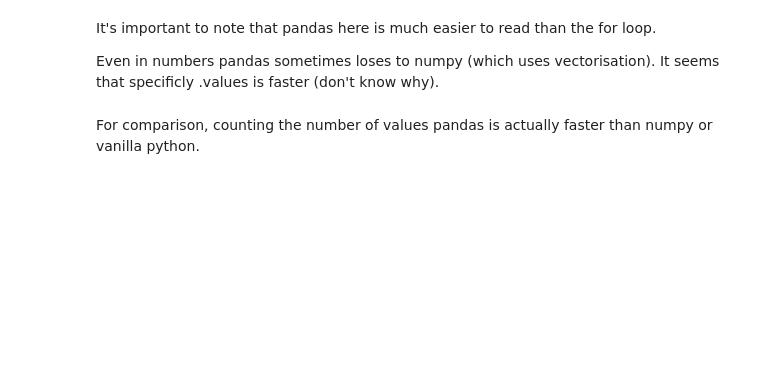
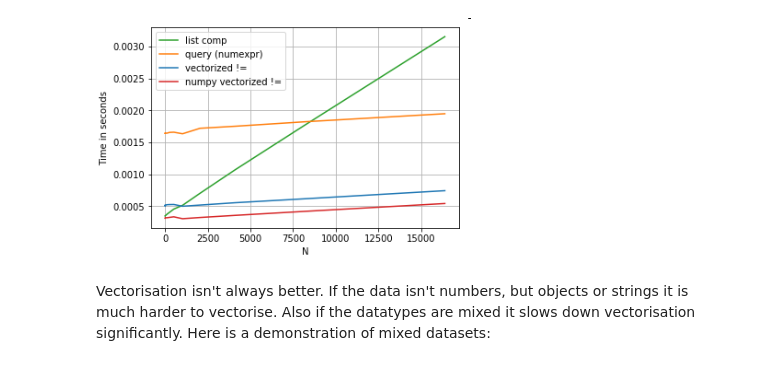
Before and after one commit to kraikisto/CERN_LEP_Z_boson, a Jupyter notebook: pandas_speed.ipynb, the cells around one changed output. Drawn from its saved outputs; the diff is of its cells as text; code cells hidden in the pictures; blank space fills up the shorter version.

```diff
--- a/pandas_speed.ipynb
+++ b/pandas_speed.ipynb
@@ -17 +18,7 @@ If data is string or mixed for loop is faster:
+# %%
+display.Image("https://raw.githubusercontent.com/kraikisto/CERN_LEP_Z_boson/main/comparison_numpy.png")
+# %% [output]
+[figure, added]
+# %% [markdown]
+Vectorisation isn't always better. If the data isn't numbers, but objects or strings it is much harder to vectorise. Also if the datatypes are mixed it slows down vectorisation significantly. Here is a demonstration of mixed datasets:
 # %%
@@ -21,4 +27,0 @@ dataset[[x != y for x, y in zip(dataset.PT1, dataset.PT2)]] #normal for loop (li
-# %% [markdown]
-It's important to note that pandas here is much easier to read than the for loop.
-
-Even in numbers pandas sometimes loses to numpy (which uses vectorisation). It seems that specificly .values is faster (don't know why).
@@ -27,2 +27,0 @@ dataset[dataset.PT1.values != dataset.PT2.values] #.values returns a numpy array
-# %% [markdown]
-For comparison, counting the number of values pandas is actually faster than numpy or vanilla python.
```
Also changed, not shown: parts of 16 cells of this notebook.
